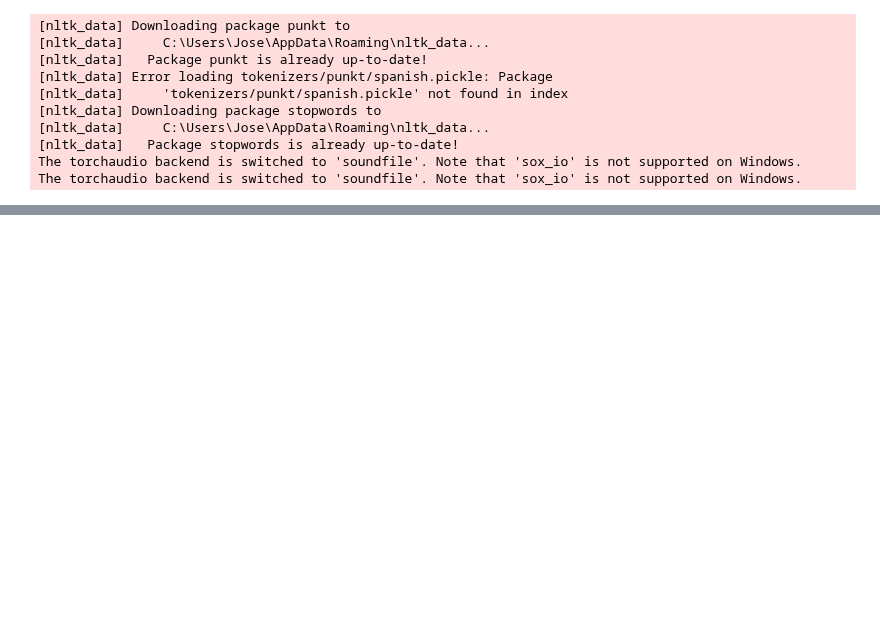
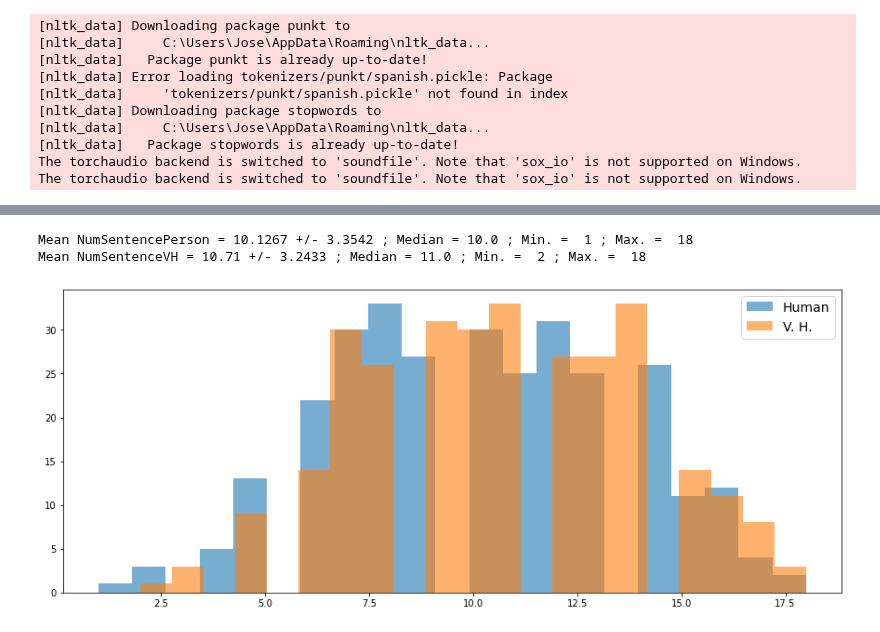
Before and after one commit to ASAPLableni/LableniBot, a Jupyter notebook: DataAnalysis/DataToCongress.ipynb, the cells around one changed output, grey strips where cells are left out. Cells and saved outputs as stored; diff of their text form; code cells hidden in the pictures; blank space fills up the shorter version.

```diff
--- a/DataAnalysis/DataToCongress.ipynb
+++ b/DataAnalysis/DataToCongress.ipynb
@@ -218,0 +259,15 @@ df_res_process.to_csv("Results/DataConvProcessed.csv", sep=";", index=False)
+# %%
+aute.stat_print(df_res_process["NumSentencePerson"], "NumSentencePerson")
+aute.stat_print(df_res_process["NumSentenceVH"], "NumSentenceVH")
+
+plt.figure(figsize=(15, 6))
+
+plt.hist(df_res_process["NumSentencePerson"], bins=21, alpha=0.6, label="Human")
+plt.hist(df_res_process["NumSentenceVH"], bins=21, alpha=0.6, label="V. H.")
+plt.legend(fontsize=14)
+
+plt.show()
+# %% [output]
+Mean NumSentencePerson = 10.1267 +/- 3.3542 ; Median = 10.0 ; Min. =  1 ; Max. =  18
+Mean NumSentenceVH = 10.71 +/- 3.2433 ; Median = 11.0 ; Min. =  2 ; Max. =  18
+[figure, added]
```
Also changed, not shown: parts of 9 cells of this notebook, 1 other file.
